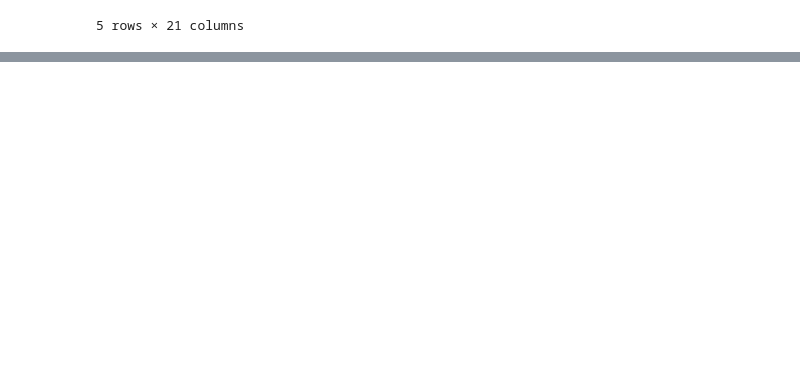
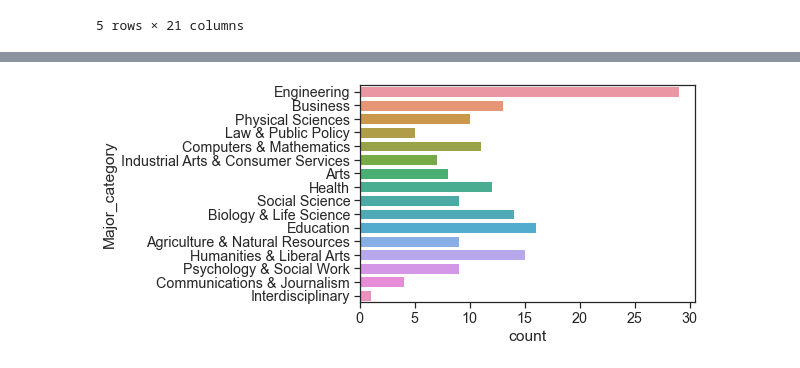
Before and after one commit to data301-2021-winter1/project-group02-project, a Jupyter notebook: notebooks/analysis1.ipynb, the cells around one changed output, grey strips where cells are left out. Saved outputs shown, nothing was run; the diff lists cells and outputs as text; code cells hidden in the pictures; blank space fills up the shorter version.

```diff
--- a/notebooks/analysis1.ipynb
+++ b/notebooks/analysis1.ipynb
@@ -183,0 +223,4 @@ sns.kdeplot(cleanData['P75th'])
+# %%
+ax = sns.countplot(y='Major_category', data=cdf)
+# %% [output]
+[figure, added]
```
Also changed, not shown: parts of 38 cells of this notebook.
